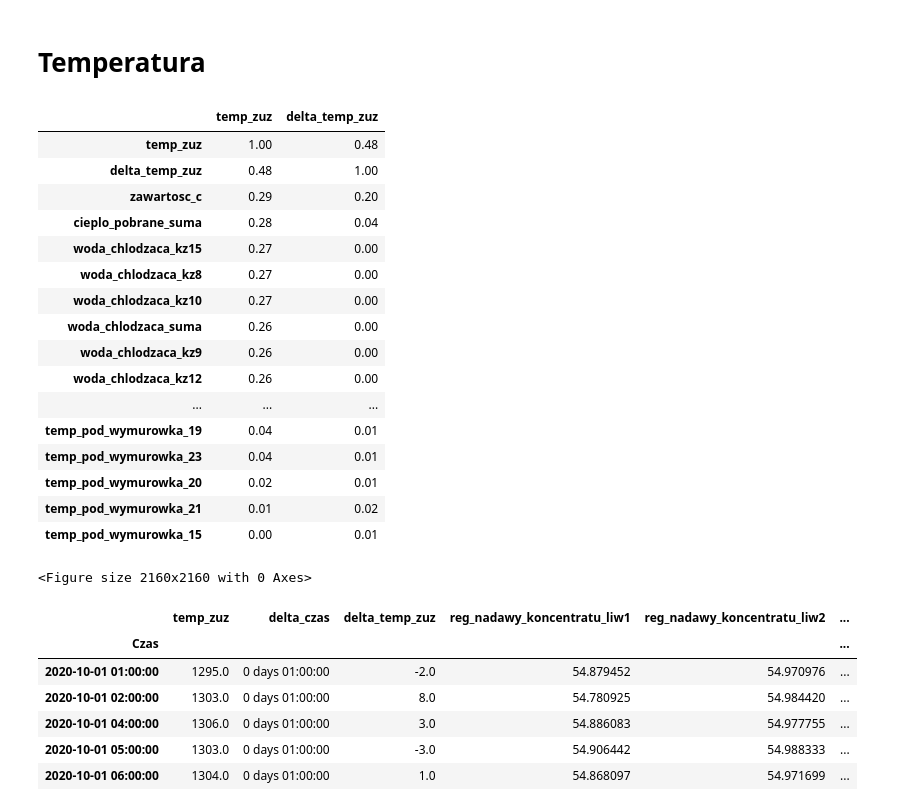
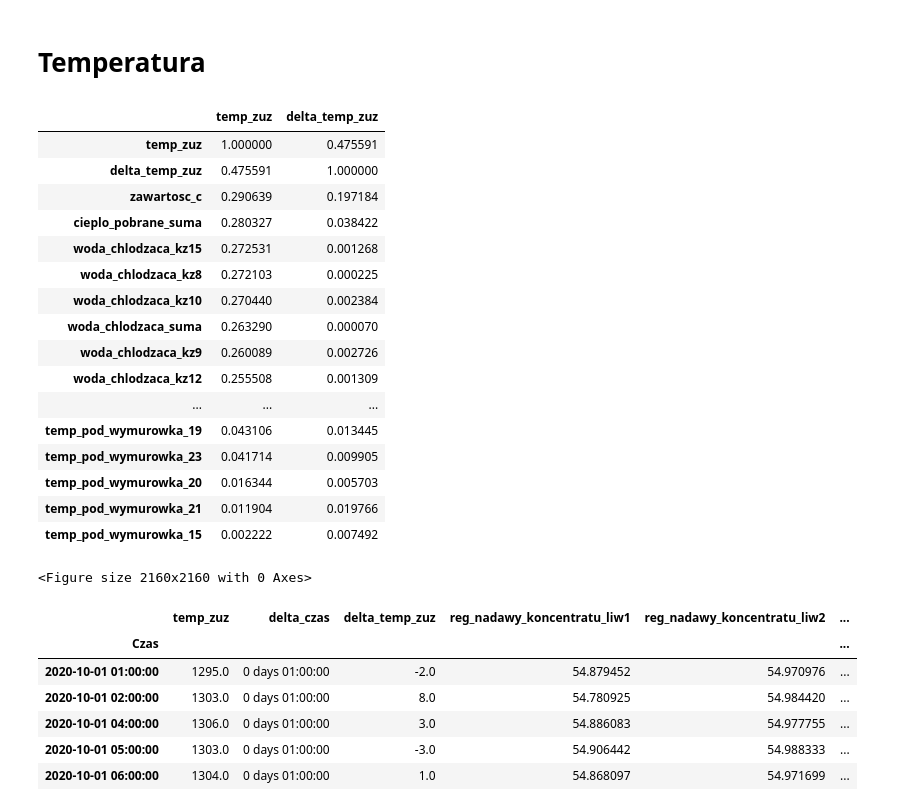
Before and after one commit to Ihoold/CuValleyNaWypasie, a Jupyter notebook: eda.ipynb, the cells around one changed output. Drawn from its saved outputs; the diff is of its cells as text; code cells hidden in the pictures.

```diff
--- a/eda.ipynb
+++ b/eda.ipynb
@@ -212,40 +212,40 @@ for col in data_plot.columns:
 # %%
 import seaborn as sns
 import numpy as np
 import matplotlib.pyplot as plt
 
 
 plt.figure(figsize=(30, 30))
 corr = result.corr()[['temp_zuz', 'delta_temp_zuz']].abs().sort_values(by='temp_zuz', ascending=False)
 
 
-corr.style.background_gradient(cmap='coolwarm').set_precision(2)
+corr.style.background_gradient(cmap='coolwarm')
 
 
 # mask = np.zeros_like(corr, dtype=bool)
 # mask[np.triu_indices_from(mask)] = True
 # corr[mask] = np.nan
 # (corr
 #  .style
 #  .background_gradient(cmap='coolwarm', axis=None, vmin=-1, vmax=1)
 #  .highlight_null(null_color='#f1f1f1')
 #  .set_precision(2))
 # %% [output]
 |  | temp_zuz | delta_temp_zuz |
-| temp_zuz | 1.00 | 0.48 |
-| delta_temp_zuz | 0.48 | 1.00 |
-| zawartosc_c | 0.29 | 0.20 |
-| cieplo_pobrane_suma | 0.28 | 0.04 |
-| woda_chlodzaca_kz15 | 0.27 | 0.00 |
-| woda_chlodzaca_kz8 | 0.27 | 0.00 |
-| woda_chlodzaca_kz10 | 0.27 | 0.00 |
-| woda_chlodzaca_suma | 0.26 | 0.00 |
-| woda_chlodzaca_kz9 | 0.26 | 0.00 |
-| woda_chlodzaca_kz12 | 0.26 | 0.00 |
+| temp_zuz | 1.000000 | 0.475591 |
+| delta_temp_zuz | 0.475591 | 1.000000 |
+| zawartosc_c | 0.290639 | 0.197184 |
+| cieplo_pobrane_suma | 0.280327 | 0.038422 |
+| woda_chlodzaca_kz15 | 0.272531 | 0.001268 |
+| woda_chlodzaca_kz8 | 0.272103 | 0.000225 |
+| woda_chlodzaca_kz10 | 0.270440 | 0.002384 |
+| woda_chlodzaca_suma | 0.263290 | 0.000070 |
+| woda_chlodzaca_kz9 | 0.260089 | 0.002726 |
+| woda_chlodzaca_kz12 | 0.255508 | 0.001309 |
 | ... | ... | ... |
-| temp_pod_wymurowka_19 | 0.04 | 0.01 |
-| temp_pod_wymurowka_23 | 0.04 | 0.01 |
-| temp_pod_wymurowka_20 | 0.02 | 0.01 |
-| temp_pod_wymurowka_21 | 0.01 | 0.02 |
-| temp_pod_wymurowka_15 | 0.00 | 0.01 |
+| temp_pod_wymurowka_19 | 0.043106 | 0.013445 |
+| temp_pod_wymurowka_23 | 0.041714 | 0.009905 |
+| temp_pod_wymurowka_20 | 0.016344 | 0.005703 |
+| temp_pod_wymurowka_21 | 0.011904 | 0.019766 |
+| temp_pod_wymurowka_15 | 0.002222 | 0.007492 |
 <Figure size 2160x2160 with 0 Axes>
```
Also changed, not shown: parts of 1 cell of this notebook.
